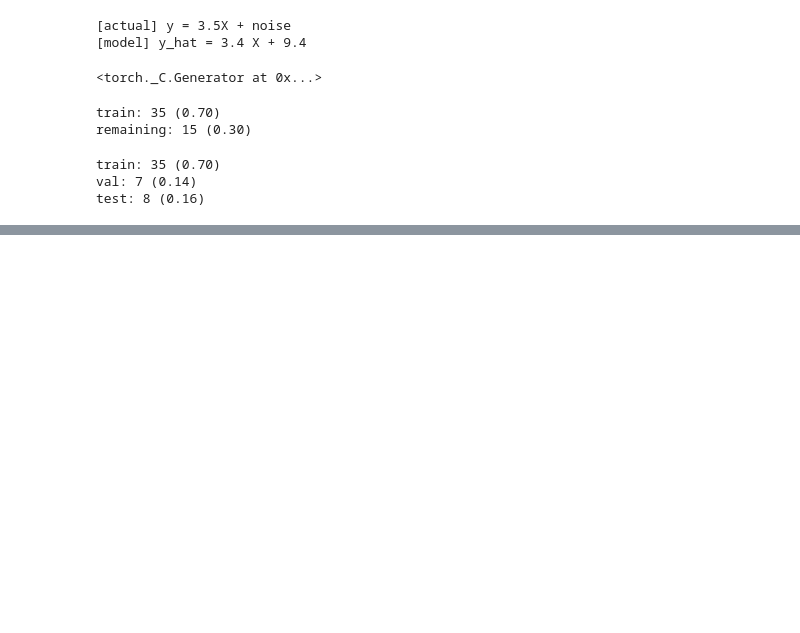
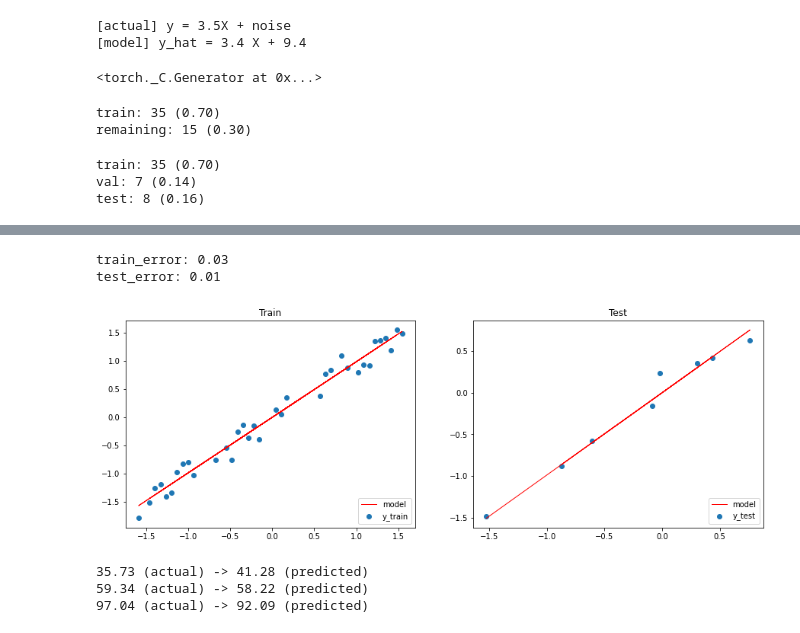
Before and after one commit to Otobi1/Back-to-Basics-A-Refresher-, a Jupyter notebook: Back_to_Basics_Linear_Regression.ipynb, the cells around one changed output, grey strips where cells are left out. Drawn from its saved outputs; the diff is of its cells as text; code cells hidden in the pictures; blank space fills up the shorter version.

Commit message:
PyTorch implementation including tips on regularisation

```diff
--- a/Back_to_Basics_Linear_Regression.ipynb
+++ b/Back_to_Basics_Linear_Regression.ipynb
@@ -404,0 +472,5 @@ y_scaler = StandardScaler().fit(y_train)
+# %%
+# Initialise model
+
+model = LinearRegression(input_dim = INPUT_DIM, output_dim = OUTPUT_DIM)
+print (model.named_parameters)
@@ -404,0 +507,12 @@ y_scaler = StandardScaler().fit(y_train)
+# %%
+# Training
+# - Convert data to tensors
+
+X_train = torch.Tensor(X_train)
+y_train = torch.Tensor(y_train)
+
+X_val = torch.Tensor(X_val)
+y_val = torch.Tensor(y_val)
+
+X_test = torch.Tensor(X_test)
+y_test = torch.Tensor(y_test)
@@ -404,0 +547,41 @@ y_scaler = StandardScaler().fit(y_train)
+# %%
+# Evaluation
+
+# - Prediction
+
+pred_train = model(X_train)
+pred_test = model(X_test)
+# %%
+# - Performance
+
+train_error = loss_fn(pred_train, y_train)
+test_error = loss_fn(pred_test, y_test)
+
+print (f"train_error: {train_error:.2f}")
+print (f"test_error: {test_error:.2f}")
+# %% [output]
+train_error: 0.03
+test_error: 0.01
+# %%
+# Plotting the Training and test data
+
+# Figure size
+plt.figure(figsize = (15,5))
+
+# Plot train data
+plt.subplot(1,2,1)
+plt.title("Train")
+plt.scatter(X_train, y_train, label = "y_train")
+plt.plot(X_train, pred_train.detach().numpy(), color = "red", linewidth = 1, linestyle = "-", label = "model")
+plt.legend(loc = "lower right")
+
+plt.subplot(1,2,2)
+plt.title("Test")
+plt.scatter(X_test, y_test, label = "y_test")
+plt.plot(X_test, pred_test.detach().numpy(), color = "red", linewidth = 1, linestyle = "-", label = "model")
+plt.legend(loc = "lower right")
+
+# Show plots
+plt.show()
+# %% [output]
+[figure, added]
@@ -404,0 +599,11 @@ y_scaler = StandardScaler().fit(y_train)
+# %%
+# Unstandardise predictions
+
+pred_infer = model(X_infer).detach().numpy() * np.sqrt(y_scaler.var_) + y_scaler.mean_
+
+for i, index in enumerate(sample_indices):
+  print (f"{df.iloc[index]['y']:.2f} (actual) -> {pred_infer[i][0]:.2f} (predicted)")
+# %% [output]
+35.73 (actual) -> 41.28 (predicted)
+59.34 (actual) -> 58.22 (predicted)
+97.04 (actual) -> 92.09 (predicted)
```
Also changed, not shown: parts of 25 cells of this notebook.
